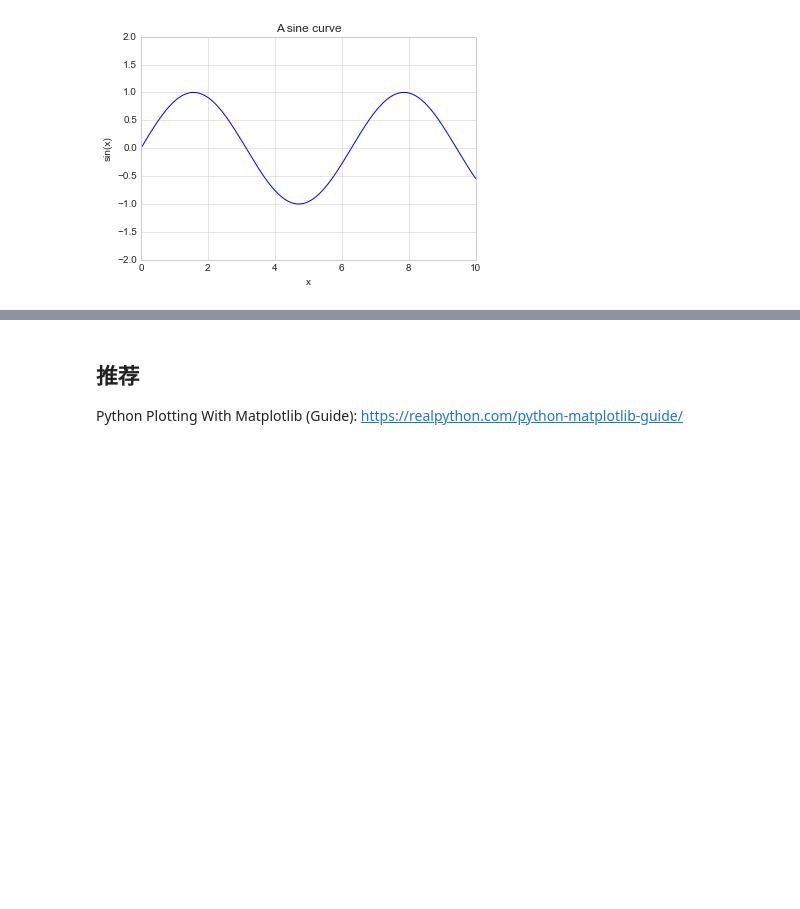
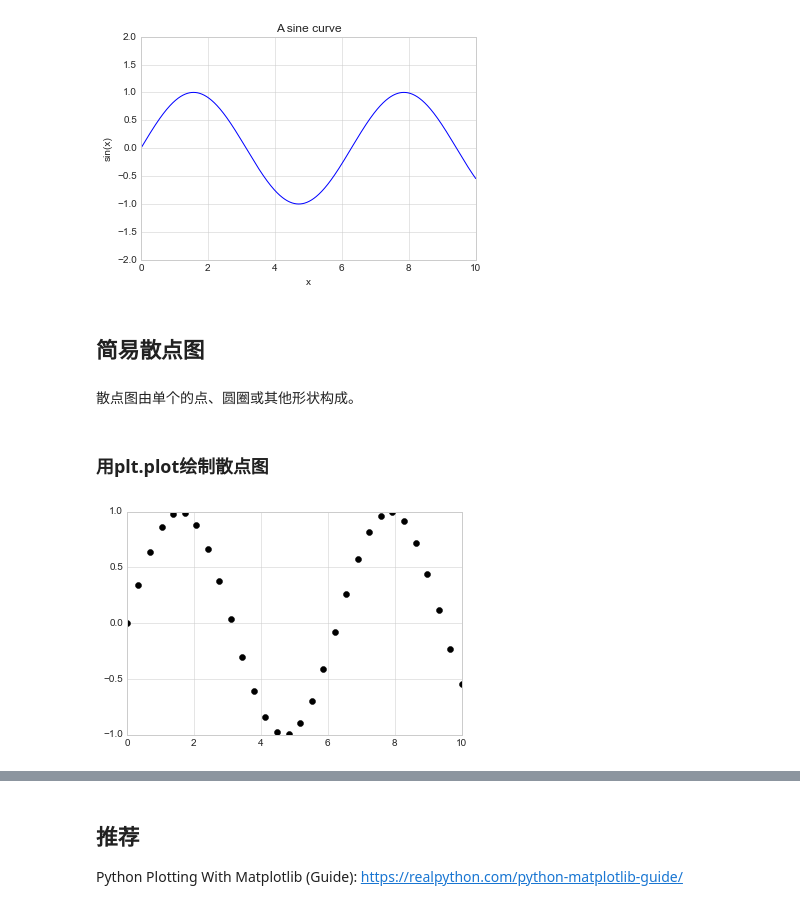
Before and after one commit to AndyFree96/Awesome-Notes, a Jupyter notebook: Books/Python数据科学手册/4.Matplotlib可视化.ipynb, the cells around one changed output, grey strips where cells are left out. Drawn from its saved outputs; the diff is of its cells as text; code cells hidden in the pictures; blank space fills up the shorter version.

```diff
--- a/Books/Python数据科学手册/4.Matplotlib可视化.ipynb
+++ b/Books/Python数据科学手册/4.Matplotlib可视化.ipynb
@@ -262,3 +262,15 @@ ax.plot(x ,np.sin(x))
 ax.set(xlim=(0, 10), ylim=(-2,2),xlabel="x", ylabel="sin(x)", title="A sine curve");
 # %% [output]
 [figure]
+# %% [markdown]
+## 简易散点图
+# %% [markdown]
+散点图由单个的点、圆圈或其他形状构成。
+# %% [markdown]
+### 用plt.plot绘制散点图
+# %%
+x = np.linspace(0, 10, 30)
+# %%
+plt.plot(x, np.sin(x), "o", color="black");
+# %% [output]
+[figure, added]
```
Also changed, not shown: parts of 23 cells of this notebook.
